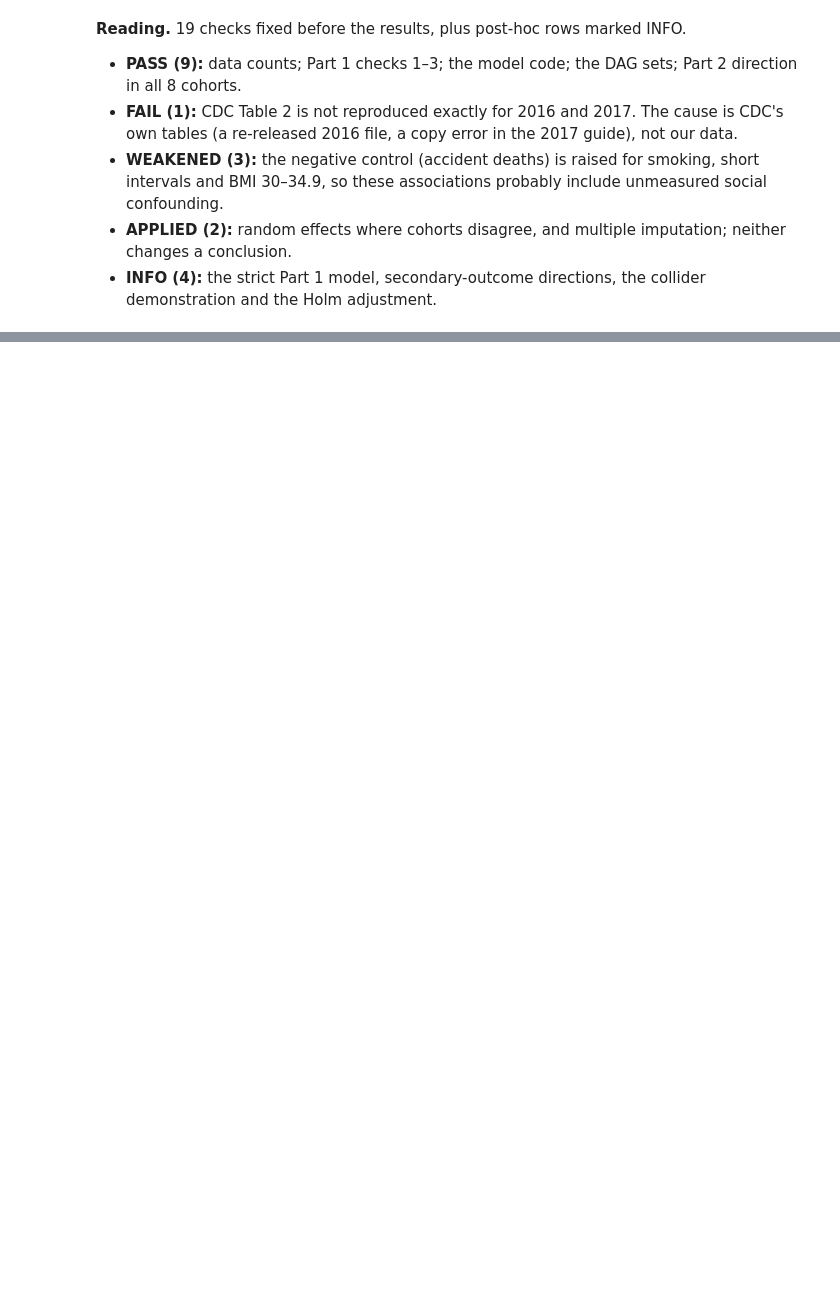
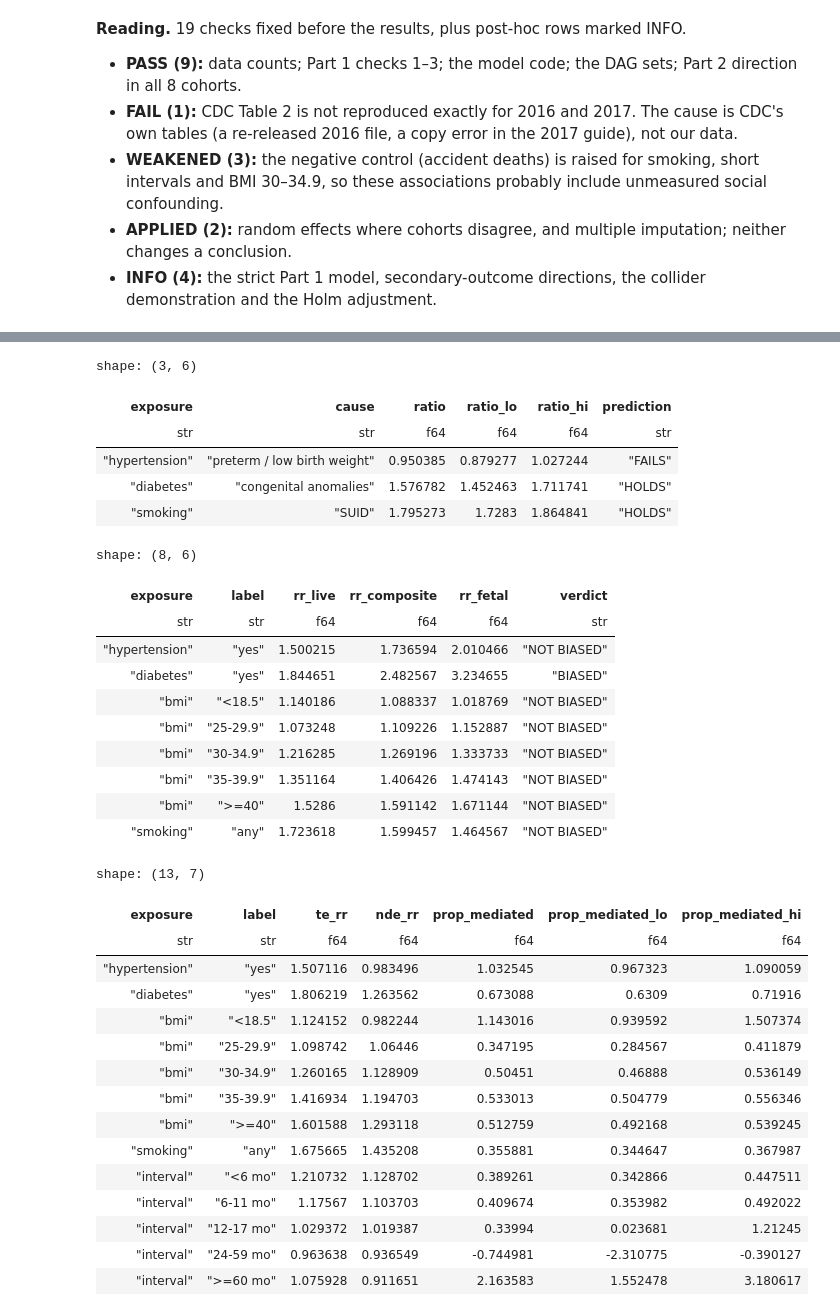
Before and after one commit to ShakulovElzar/infant-mortality-thesis, a Jupyter notebook: main.ipynb, the cells around one changed output, grey strips where cells are left out. Cells and saved outputs as stored; diff of their text form; code cells hidden in the pictures; blank space fills up the shorter version.

Commit message:
Extra research: cause of death, recording bias, stillbirths, mediation, decision curves

```diff
--- a/main.ipynb
+++ b/main.ipynb
@@ -254,0 +260,42 @@ shape: (20, 4)
+# %%
+for name in ("extra_cause_predictions", "extra_stillbirth", "extra_mediation"):
+    f = REPORTS / f"{name}.csv"
+    if show_if(f):
+        cols = {"extra_cause_predictions": ["exposure", "cause", "ratio", "ratio_lo", "ratio_hi", "prediction"],
+                "extra_stillbirth": ["exposure", "label", "rr_live", "rr_composite", "rr_fetal", "verdict"],
+                "extra_mediation": ["exposure", "label", "te_rr", "nde_rr", "prop_mediated", "prop_mediated_lo", "prop_mediated_hi"]}[name]
+        display(pl.read_csv(f).select(cols))
+# %% [output]
+shape: (3, 6)
+| exposure | cause | ratio | ratio_lo | ratio_hi | prediction |
+| str | str | f64 | f64 | f64 | str |
+| "hypertension" | "preterm / low birth weight" | 0.950385 | 0.879277 | 1.027244 | "FAILS" |
+| "diabetes" | "congenital anomalies" | 1.576782 | 1.452463 | 1.711741 | "HOLDS" |
+| "smoking" | "SUID" | 1.795273 | 1.7283 | 1.864841 | "HOLDS" |
+shape: (8, 6)
+| exposure | label | rr_live | rr_composite | rr_fetal | verdict |
+| str | str | f64 | f64 | f64 | str |
+| "hypertension" | "yes" | 1.500215 | 1.736594 | 2.010466 | "NOT BIASED" |
+| "diabetes" | "yes" | 1.844651 | 2.482567 | 3.234655 | "BIASED" |
+| "bmi" | "<18.5" | 1.140186 | 1.088337 | 1.018769 | "NOT BIASED" |
+| "bmi" | "25-29.9" | 1.073248 | 1.109226 | 1.152887 | "NOT BIASED" |
+| "bmi" | "30-34.9" | 1.216285 | 1.269196 | 1.333733 | "NOT BIASED" |
+| "bmi" | "35-39.9" | 1.351164 | 1.406426 | 1.474143 | "NOT BIASED" |
+| "bmi" | ">=40" | 1.5286 | 1.591142 | 1.671144 | "NOT BIASED" |
+| "smoking" | "any" | 1.723618 | 1.599457 | 1.464567 | "NOT BIASED" |
+shape: (13, 7)
+| exposure | label | te_rr | nde_rr | prop_mediated | prop_mediated_lo | prop_mediated_hi |
+| str | str | f64 | f64 | f64 | f64 | f64 |
+| "hypertension" | "yes" | 1.507116 | 0.983496 | 1.032545 | 0.967323 | 1.090059 |
+| "diabetes" | "yes" | 1.806219 | 1.263562 | 0.673088 | 0.6309 | 0.71916 |
+| "bmi" | "<18.5" | 1.124152 | 0.982244 | 1.143016 | 0.939592 | 1.507374 |
+| "bmi" | "25-29.9" | 1.098742 | 1.06446 | 0.347195 | 0.284567 | 0.411879 |
+| "bmi" | "30-34.9" | 1.260165 | 1.128909 | 0.50451 | 0.46888 | 0.536149 |
+| "bmi" | "35-39.9" | 1.416934 | 1.194703 | 0.533013 | 0.504779 | 0.556346 |
+| "bmi" | ">=40" | 1.601588 | 1.293118 | 0.512759 | 0.492168 | 0.539245 |
+| "smoking" | "any" | 1.675665 | 1.435208 | 0.355881 | 0.344647 | 0.367987 |
+| "interval" | "<6 mo" | 1.210732 | 1.128702 | 0.389261 | 0.342866 | 0.447511 |
+| "interval" | "6-11 mo" | 1.17567 | 1.103703 | 0.409674 | 0.353982 | 0.492022 |
+| "interval" | "12-17 mo" | 1.029372 | 1.019387 | 0.33994 | 0.023681 | 1.21245 |
+| "interval" | "24-59 mo" | 0.963638 | 0.936549 | -0.744981 | -2.310775 | -0.390127 |
+| "interval" | ">=60 mo" | 1.075928 | 0.911651 | 2.163583 | 1.552478 | 3.180617 |
```
Also changed, not shown: parts of 5 cells of this notebook, 20 other files.
